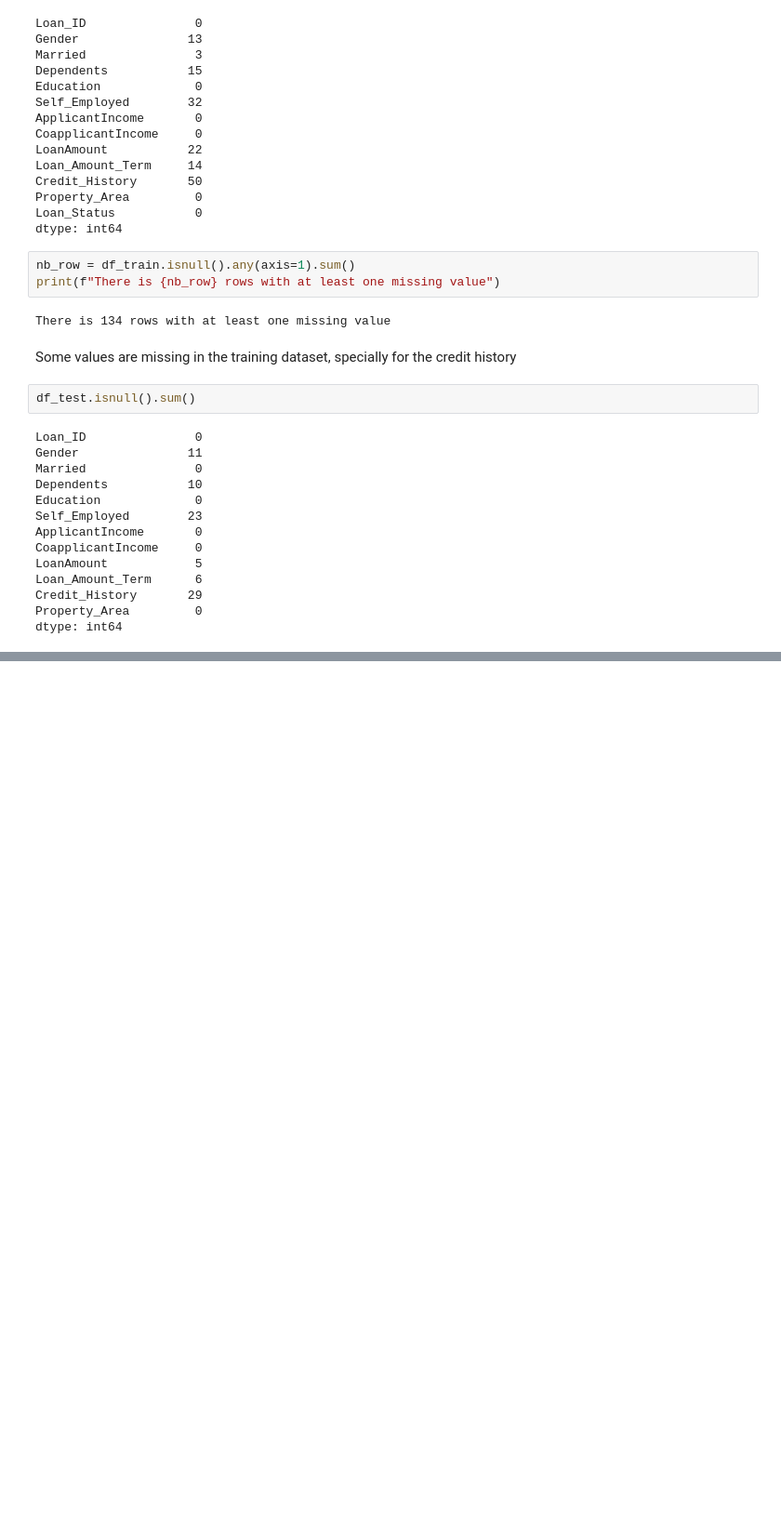
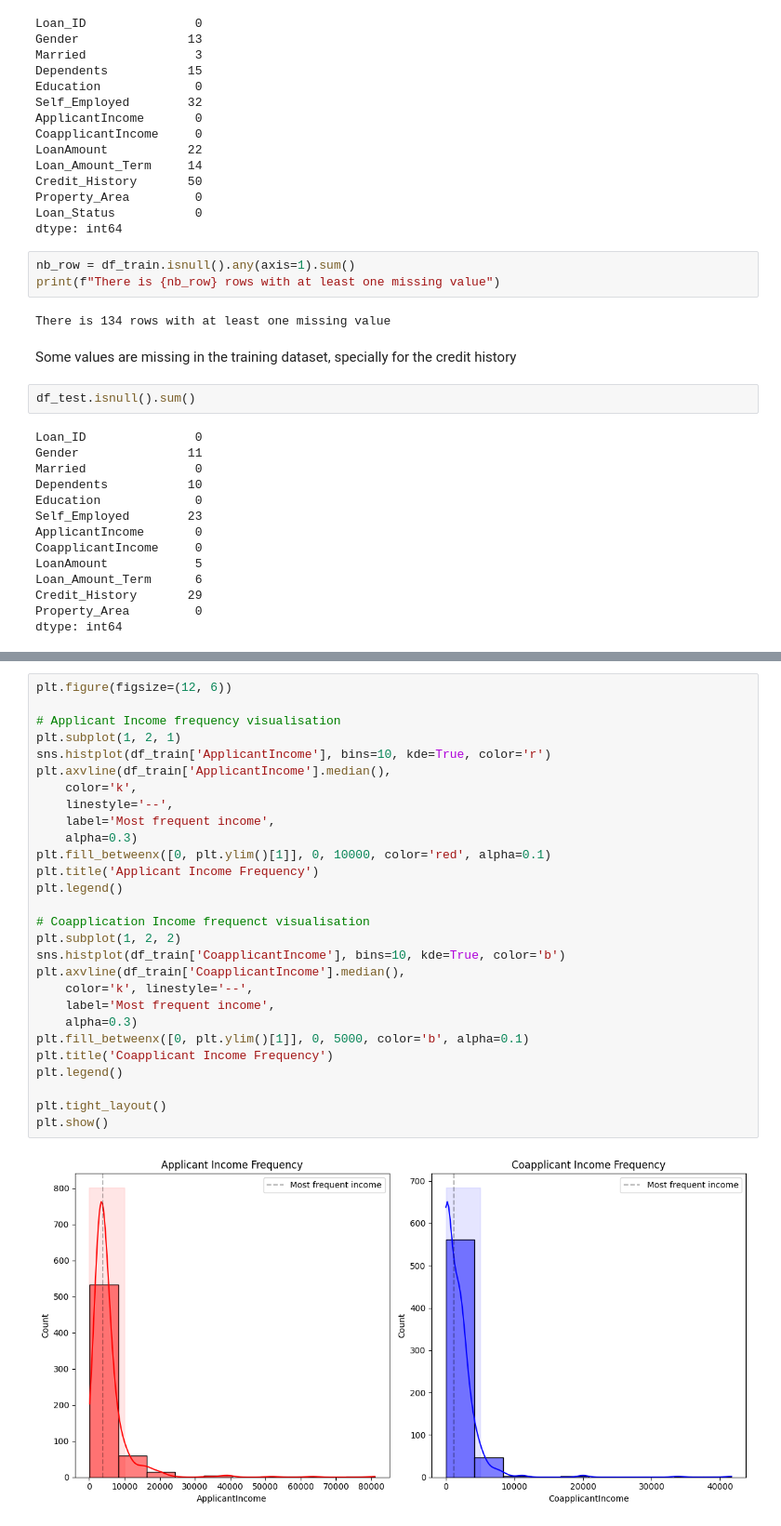
Before and after one commit to jeanbosc/loan-prediction, a Jupyter notebook: data-process-notebook.ipynb, the cells around one changed output, grey strips where cells are left out. Shown at 93% size. Cells and saved outputs as stored; diff of their text form; blank space fills up the shorter version.

```diff
--- a/data-process-notebook.ipynb
+++ b/data-process-notebook.ipynb
@@ -92,0 +131,30 @@ dtype: int64
+# %%
+plt.figure(figsize=(12, 6))
+
+# Applicant Income frequency visualisation
+plt.subplot(1, 2, 1)
+sns.histplot(df_train['ApplicantIncome'], bins=10, kde=True, color='r')
+plt.axvline(df_train['ApplicantIncome'].median(),
+    color='k',
+    linestyle='--',
+    label='Most frequent income',
+    alpha=0.3)
+plt.fill_betweenx([0, plt.ylim()[1]], 0, 10000, color='red', alpha=0.1)
+plt.title('Applicant Income Frequency')
+plt.legend()
+
+# Coapplication Income frequenct visualisation
+plt.subplot(1, 2, 2)
+sns.histplot(df_train['CoapplicantIncome'], bins=10, kde=True, color='b')
+plt.axvline(df_train['CoapplicantIncome'].median(),
+    color='k', linestyle='--',
+    label='Most frequent income',
+    alpha=0.3)
+plt.fill_betweenx([0, plt.ylim()[1]], 0, 5000, color='b', alpha=0.1)
+plt.title('Coapplicant Income Frequency')
+plt.legend()
+
+plt.tight_layout()
+plt.show()
+# %% [output]
+[figure, added]
```
Also changed, not shown: parts of 27 cells of this notebook, 1 other file.
